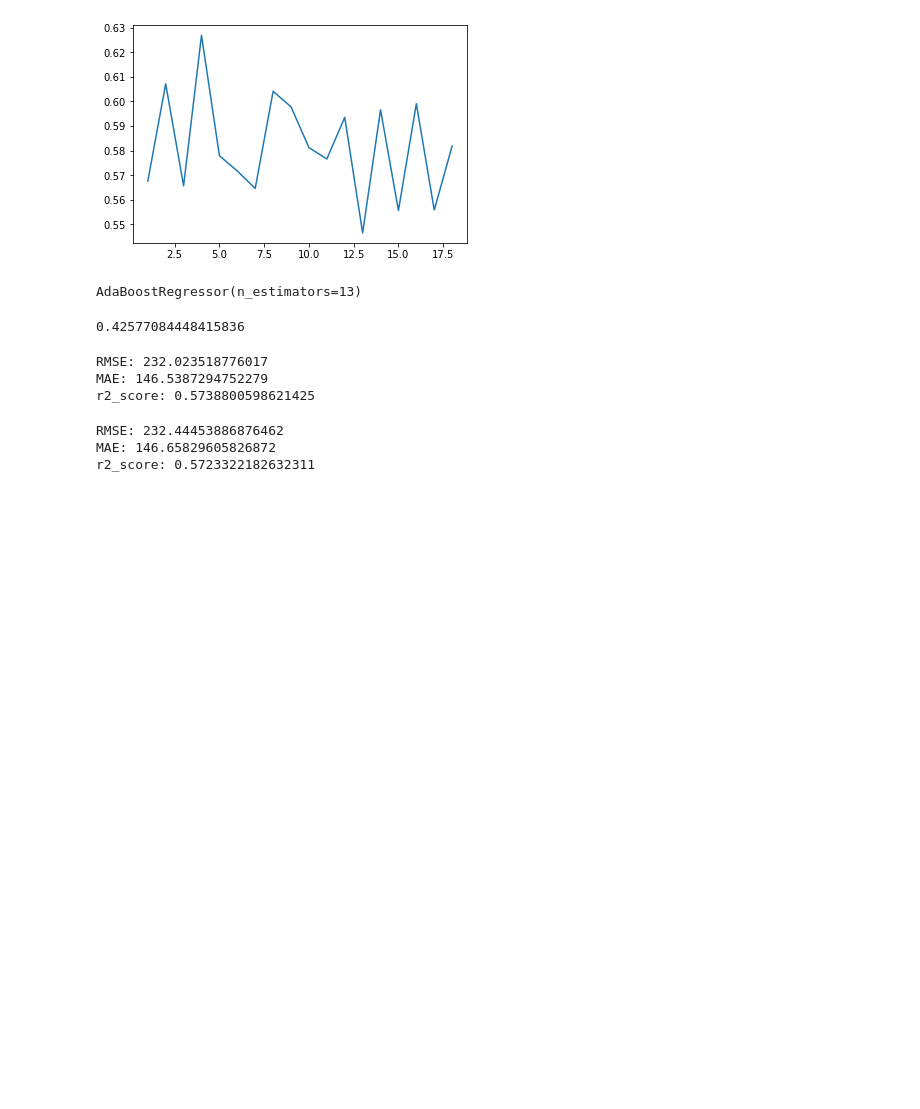
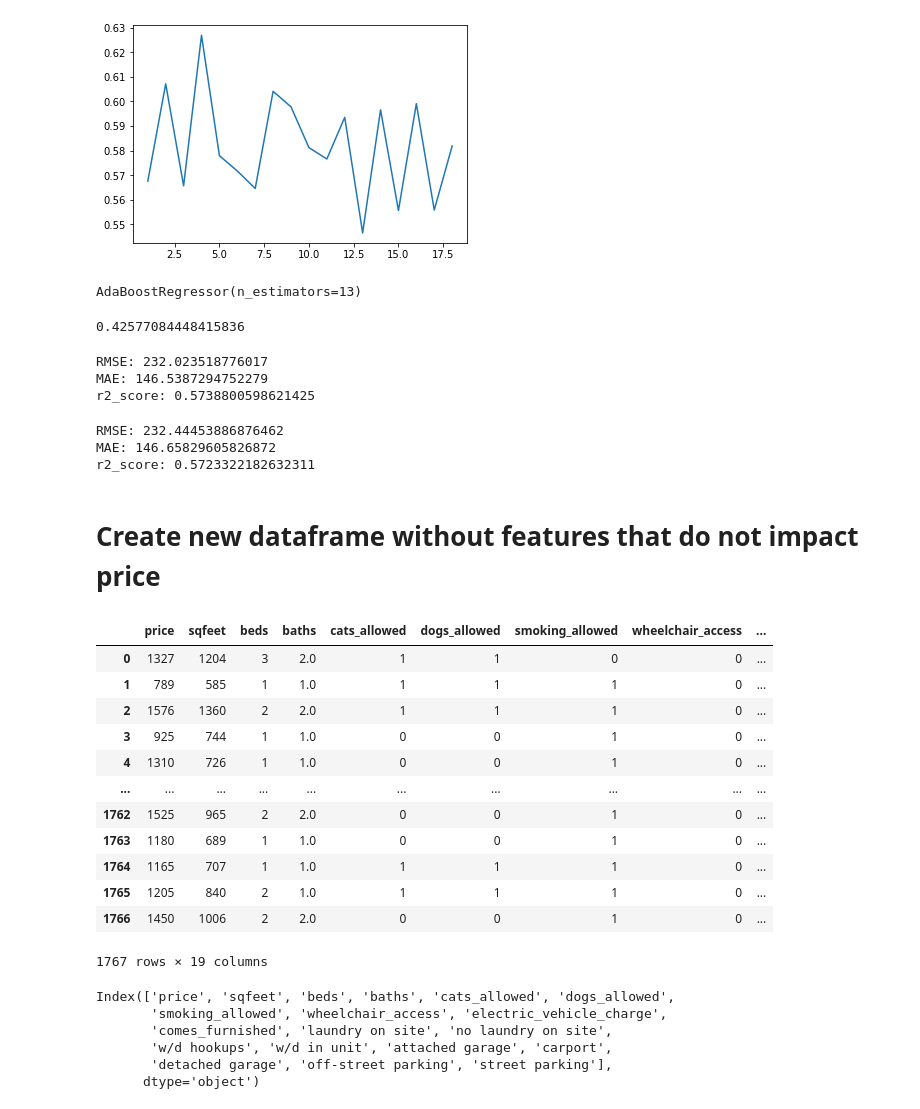
Before and after one commit to CKHarrison/phoenix-rent-predictor, a Jupyter notebook: housing.ipynb, the cells around one changed output. Saved outputs shown, nothing was run; the diff lists cells and outputs as text; code cells hidden in the pictures; blank space fills up the shorter version.

```diff
--- a/housing.ipynb
+++ b/housing.ipynb
@@ -1362,3 +1362,5 @@ run_model(gradient, X_train, y_train, X_test, y_test)
 RMSE: 232.44453886876462
 MAE: 146.65829605826872
 r2_score: 0.5723322182632311
+# %% [markdown]
+# Create new dataframe without features that do not impact price
@@ -1364,0 +1369,25 @@ r2_score: 0.5723322182632311
+# %%
+small_df
+# %% [output]
+|  | price | sqfeet | beds | baths | cats_allowed | dogs_allowed | smoking_allowed | wheelchair_access | ... |
+| 0 | 1327 | 1204 | 3 | 2.0 | 1 | 1 | 0 | 0 | ... |
+| 1 | 789 | 585 | 1 | 1.0 | 1 | 1 | 1 | 0 | ... |
+| 2 | 1576 | 1360 | 2 | 2.0 | 1 | 1 | 1 | 0 | ... |
+| 3 | 925 | 744 | 1 | 1.0 | 0 | 0 | 1 | 0 | ... |
+| 4 | 1310 | 726 | 1 | 1.0 | 0 | 0 | 1 | 0 | ... |
+| ... | ... | ... | ... | ... | ... | ... | ... | ... | ... |
+| 1762 | 1525 | 965 | 2 | 2.0 | 0 | 0 | 1 | 0 | ... |
+| 1763 | 1180 | 689 | 1 | 1.0 | 0 | 0 | 1 | 0 | ... |
+| 1764 | 1165 | 707 | 1 | 1.0 | 1 | 1 | 1 | 0 | ... |
+| 1765 | 1205 | 840 | 2 | 1.0 | 1 | 1 | 1 | 0 | ... |
+| 1766 | 1450 | 1006 | 2 | 2.0 | 0 | 0 | 1 | 0 | ... |
+1767 rows × 19 columns
+# %%
+small_df.columns
+# %% [output]
+Index(['price', 'sqfeet', 'beds', 'baths', 'cats_allowed', 'dogs_allowed',
+       'smoking_allowed', 'wheelchair_access', 'electric_vehicle_charge',
+       'comes_furnished', 'laundry on site', 'no laundry on site',
+       'w/d hookups', 'w/d in unit', 'attached garage', 'carport',
+       'detached garage', 'off-street parking', 'street parking'],
+      dtype='object')
```
Also changed, not shown: parts of 51 cells of this notebook, 3 other files.
